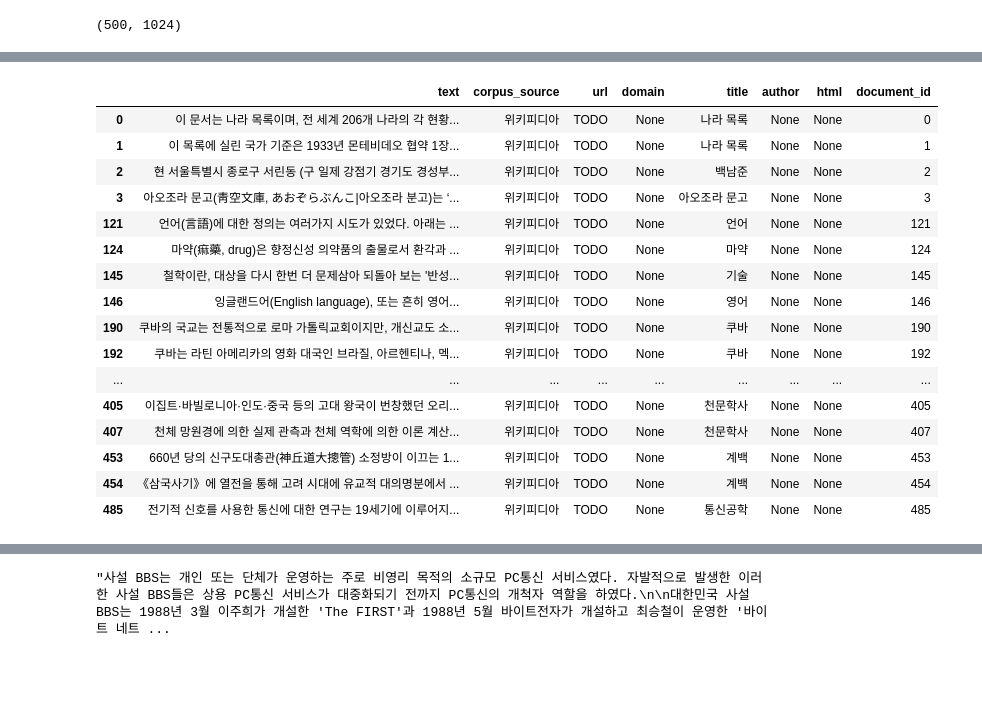
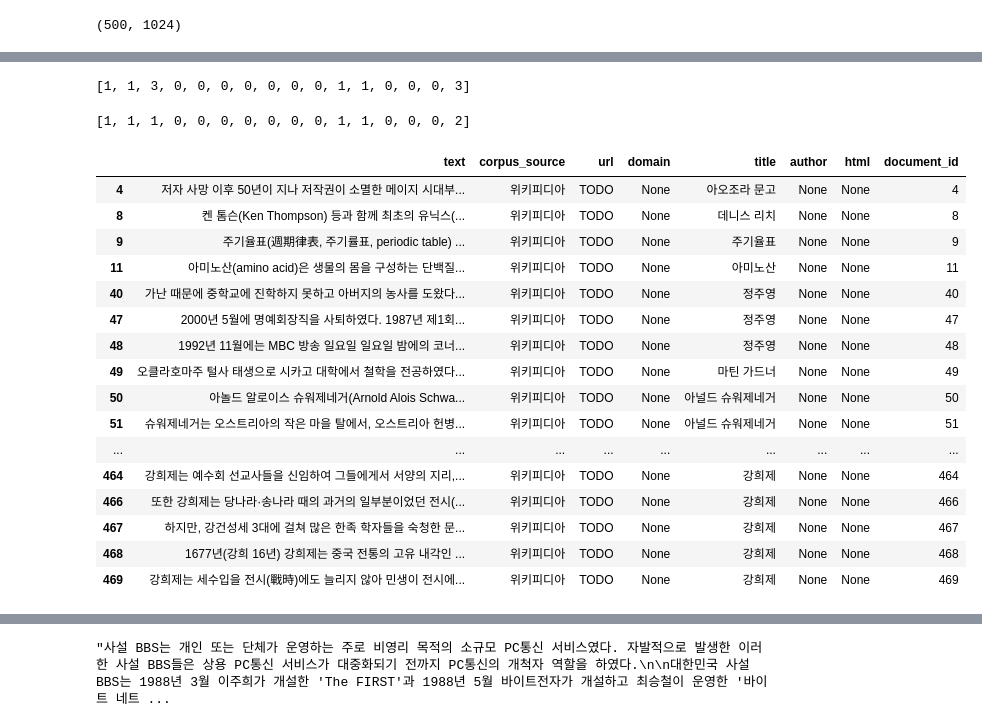
Before and after one commit to boostcampaitech2/mrc-level2-nlp-05, a Jupyter notebook: ipynb/t5_tutorial.ipynb, the cells around one changed output, grey strips where cells are left out. Saved outputs shown, nothing was run; the diff lists cells and outputs as text; code cells hidden in the pictures; blank space fills up the shorter version.

```diff
--- a/ipynb/t5_tutorial.ipynb
+++ b/ipynb/t5_tutorial.ipynb
@@ -145,7 +243,7 @@ from sklearn.neighbors import KNeighborsClassifier
 
 N_CLUSTERS = 16
 
-pca = PCA(n_components=64)
+pca = PCA(n_components=128)
 km  = KMeans(n_clusters=N_CLUSTERS)
 # %%
 pca_result = pca.fit_transform(document_embeddings)
@@ -193,5 +262,7 @@ array([0.11717352, 0.09924419, 0.05870019, 0.04710253, 0.03983814,
 # %%
 for c in range(N_CLUSTERS):
     i = np.where(pred == c)
-    plt.scatter(pca_result[i,0], pca_result[i,1], label = i)
+    plt.scatter(pca_result[i,0], pca_result[i,1], label = c)
+
+plt.legend()
 # %% [output]
@@ -198,0 +271,6 @@ for c in range(N_CLUSTERS):
+# %%
+for c in range(N_CLUSTERS):
+    i = np.where(pred == c)
+    plt.scatter(pca_result[i,0], pca_result[i,2], label = c)
+
+plt.legend()
@@ -218,10 +299,10 @@ wiki[0:NUM_DOCUMENTS][pred == 0]
 | 497 | 날짜=2017-10-03\n\n \n캐나다의 총독(The G... | 위키피디아 | TODO | None | 캐나다의 총독 | None | None | 497 |
 # %%
-kmeans_result_sum = []
+kmeans_result_query_sum = []
 for c in range(N_CLUSTERS):
-    kmeans_result_sum.append(0)
+    kmeans_result_query_sum.append(0)
     for w in QUERY_WORDS:
-        kmeans_result_sum[c] += np.sum(wiki['text'][0:NUM_DOCUMENTS][pred == c].str.count(w))
+        kmeans_result_query_sum[c] += np.sum(wiki['text'][0:NUM_DOCUMENTS][pred == c].str.count(w))
 
-print(kmeans_result_sum)
+print(kmeans_result_query_sum)
 # %% [output]
@@ -239,21 +322,41 @@ print(kmeans_result_count)
+# %%
+kmeans_result_answer_sum = []
+for c in range(N_CLUSTERS):
+    kmeans_result_answer_sum.append(0)
+    for w in ANSWER_WORDS:
+        kmeans_result_answer_sum[c] += np.sum(wiki['text'][0:NUM_DOCUMENTS][pred == c].str.count(w))
+
+print(kmeans_result_answer_sum)
+# %% [output]
+[1, 1, 3, 0, 0, 0, 0, 0, 0, 0, 1, 1, 0, 0, 0, 3]
+# %%
+kmeans_result_answer_count = []
+for c in range(N_CLUSTERS):
+    kmeans_result_answer_count.append(0)
+    for w in ANSWER_WORDS:
+        kmeans_result_answer_count[c] += np.sum(wiki['text'][0:NUM_DOCUMENTS][pred == c].str.contains(w))
+
+print(kmeans_result_answer_count)
+# %% [output]
+[1, 1, 1, 0, 0, 0, 0, 0, 0, 0, 1, 1, 0, 0, 0, 2]
 # %%
-wiki[0:NUM_DOCUMENTS][pred == np.argmax(kmeans_result_sum)]
+wiki[0:NUM_DOCUMENTS][pred == np.argmax(kmeans_result_query_sum)]
 # %% [output]
 |  | text | corpus_source | url | domain | title | author | html | document_id |
-| 0 | 이 문서는 나라 목록이며, 전 세계 206개 나라의 각 현황... | 위키피디아 | TODO | None | 나라 목록 | None | None | 0 |
-| 1 | 이 목록에 실린 국가 기준은 1933년 몬테비데오 협약 1장... | 위키피디아 | TODO | None | 나라 목록 | None | None | 1 |
-| 2 | 현 서울특별시 종로구 서린동 (구 일제 강점기 경기도 경성부... | 위키피디아 | TODO | None | 백남준 | None | None | 2 |
-| 3 | 아오조라 문고(靑空文庫, あおぞらぶんこ|아오조라 분고)는 ‘... | 위키피디아 | TODO | None | 아오조라 문고 | None | None | 3 |
-| 121 | 언어(言語)에 대한 정의는 여러가지 시도가 있었다. 아래는 ... | 위키피디아 | TODO | None | 언어 | None | None | 121 |
-| 124 | 마약(痲藥, drug)은 향정신성 의약품의 출물로서 환각과 ... | 위키피디아 | TODO | None | 마약 | None | None | 124 |
-| 145 | 철학이란, 대상을 다시 한번 더 문제삼아 되돌아 보는 '반성... | 위키피디아 | TODO | None | 기술 | None | None | 145 |
-| 146 | 잉글랜드어(English language), 또는 흔히 영어... | 위키피디아 | TODO | None | 영어 | None | None | 146 |
-| 190 | 쿠바의 국교는 전통적으로 로마 가톨릭교회이지만, 개신교도 소... | 위키피디아 | TODO | None | 쿠바 | None | None | 190 |
-| 192 | 쿠바는 라틴 아메리카의 영화 대국인 브라질, 아르헨티나, 멕... | 위키피디아 | TODO | None | 쿠바 | None | None | 192 |
+| 4 | 저자 사망 이후 50년이 지나 저작권이 소멸한 메이지 시대부... | 위키피디아 | TODO | None | 아오조라 문고 | None | None | 4 |
+| 8 | 켄 톰슨(Ken Thompson) 등과 함께 최초의 유닉스(... | 위키피디아 | TODO | None | 데니스 리치 | None | None | 8 |
+| 9 | 주기율표(週期律表, 주기률표, periodic table) ... | 위키피디아 | TODO | None | 주기율표 | None | None | 9 |
+| 11 | 아미노산(amino acid)은 생물의 몸을 구성하는 단백질... | 위키피디아 | TODO | None | 아미노산 | None | None | 11 |
+| 40 | 가난 때문에 중학교에 진학하지 못하고 아버지의 농사를 도왔다... | 위키피디아 | TODO | None | 정주영 | None | None | 40 |
+| 47 | 2000년 5월에 명예회장직을 사퇴하였다. 1987년 제1회... | 위키피디아 | TODO | None | 정주영 | None | None | 47 |
+| 48 | 1992년 11월에는 MBC 방송 일요일 일요일 밤에의 코너... | 위키피디아 | TODO | None | 정주영 | None | None | 48 |
+| 49 | 오클라호마주 털사 태생으로 시카고 대학에서 철학을 전공하였다... | 위키피디아 | TODO | None | 마틴 가드너 | None | None | 49 |
+| 50 | 아놀드 알로이스 슈워제네거(Arnold Alois Schwa... | 위키피디아 | TODO | None | 아널드 슈워제네거 | None | None | 50 |
+| 51 | 슈워제네거는 오스트리아의 작은 마을 탈에서, 오스트리아 헌병... | 위키피디아 | TODO | None | 아널드 슈워제네거 | None | None | 51 |
 | ... | ... | ... | ... | ... | ... | ... | ... | ... |
-| 405 | 이집트·바빌로니아·인도·중국 등의 고대 왕국이 번창했던 오리... | 위키피디아 | TODO | None | 천문학사 | None | None | 405 |
-| 407 | 천체 망원경에 의한 실제 관측과 천체 역학에 의한 이론 계산... | 위키피디아 | TODO | None | 천문학사 | None | None | 407 |
-| 453 | 660년 당의 신구도대총관(神丘道大摠管) 소정방이 이끄는 1... | 위키피디아 | TODO | None | 계백 | None | None | 453 |
-| 454 | 《삼국사기》에 열전을 통해 고려 시대에 유교적 대의명분에서 ... | 위키피디아 | TODO | None | 계백 | None | None | 454 |
-| 485 | 전기적 신호를 사용한 통신에 대한 연구는 19세기에 이루어지... | 위키피디아 | TODO | None | 통신공학 | None | None | 485 |
+| 464 | 강희제는 예수회 선교사들을 신임하여 그들에게서 서양의 지리,... | 위키피디아 | TODO | None | 강희제 | None | None | 464 |
+| 466 | 또한 강희제는 당나라·송나라 때의 과거의 일부분이었던 전시(... | 위키피디아 | TODO | None | 강희제 | None | None | 466 |
+| 467 | 하지만, 강건성세 3대에 걸쳐 많은 한족 학자들을 숙청한 문... | 위키피디아 | TODO | None | 강희제 | None | None | 467 |
+| 468 | 1677년(강희 16년) 강희제는 중국 전통의 고유 내각인 ... | 위키피디아 | TODO | None | 강희제 | None | None | 468 |
+| 469 | 강희제는 세수입을 전시(戰時)에도 늘리지 않아 민생이 전시에... | 위키피디아 | TODO | None | 강희제 | None | None | 469 |
 # %%
```
Also changed, not shown: parts of 39 cells of this notebook.
